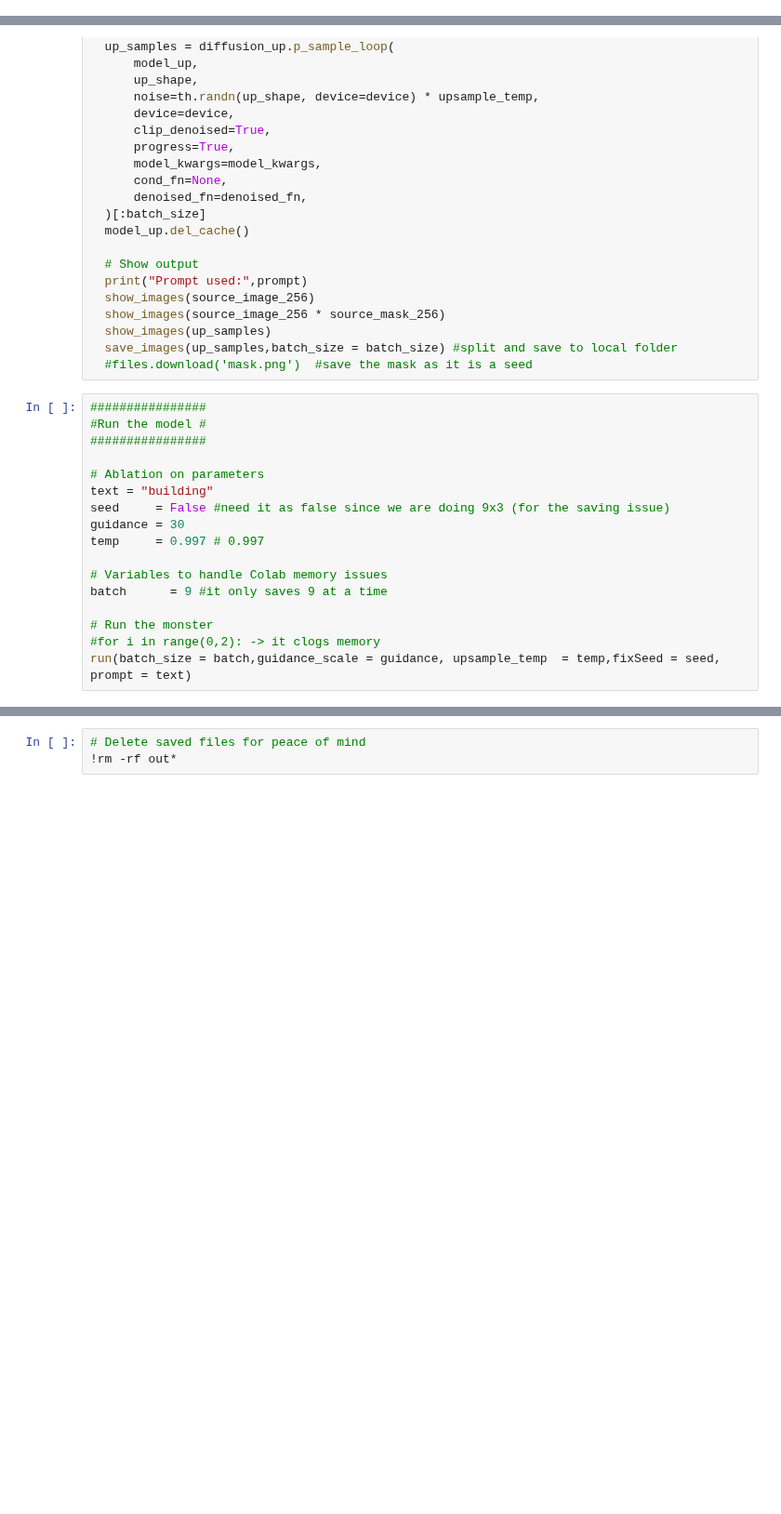
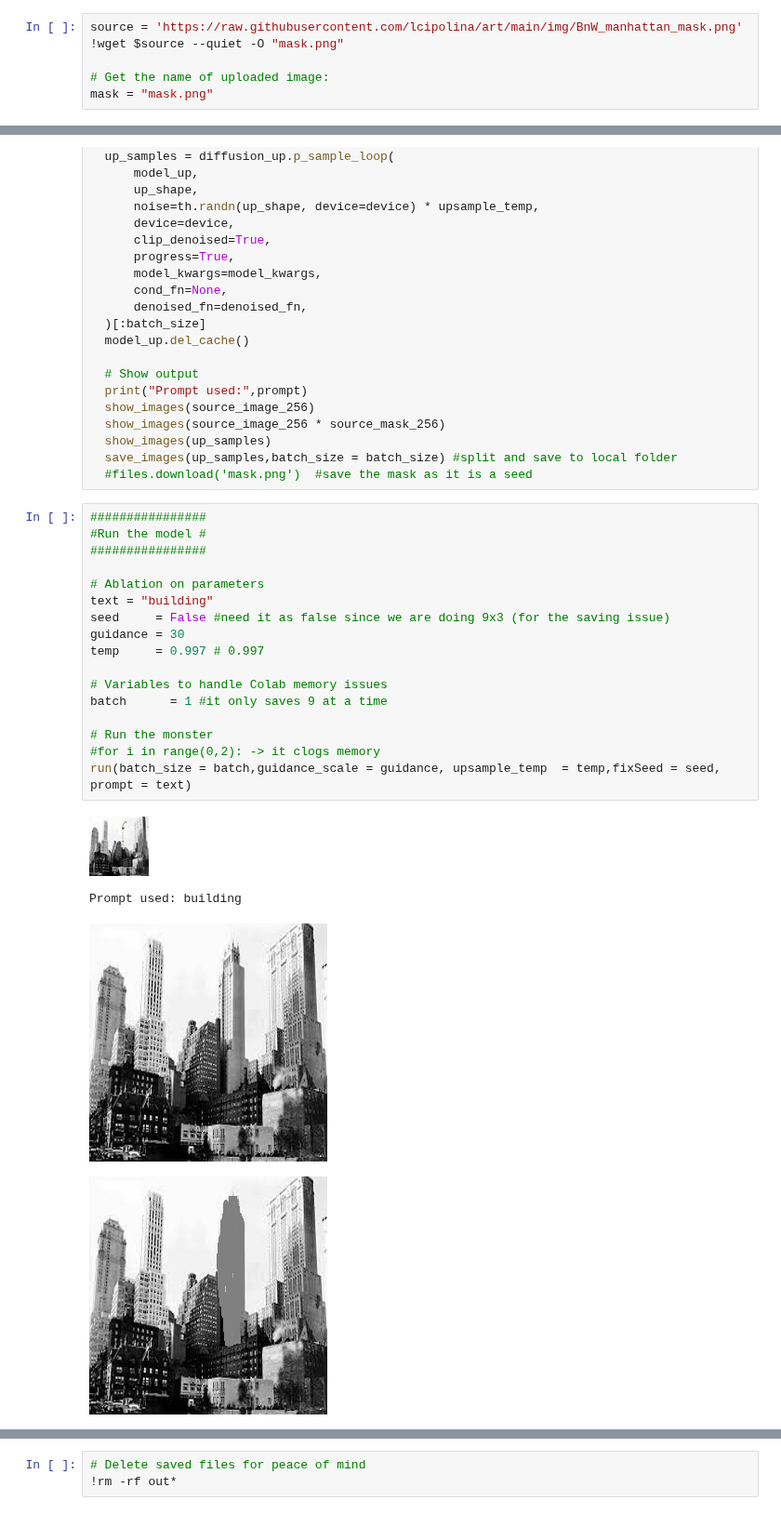
Before and after one commit to lcipolina/escher, a Jupyter notebook: ML/GLIDE-inpaint-automatic_input.ipynb, the cells around one changed output, grey strips where cells are left out. Shown at 93% size. Saved outputs shown, nothing was run; the diff lists cells and outputs as text; blank space fills up the shorter version.

```diff
--- a/ML/GLIDE-inpaint-automatic_input.ipynb
+++ b/ML/GLIDE-inpaint-automatic_input.ipynb
@@ -158,3 +154,9 @@ for key in uploaded.keys():
+# %%
+source = 'https://raw.githubusercontent.com/lcipolina/art/main/img/BnW_manhattan_mask.png'
+!wget $source --quiet -O "mask.png"
+
+# Get the name of uploaded image:
+mask = "mask.png"
 # %%
 import base64, os
 import cv2
@@ -344,17 +350,22 @@ def run(batch_size = 9,guidance_scale=5,upsample_temp =0.997 ,fixSeed = True,pro
 # %%
 ################
 #Run the model #
 ################
 
 # Ablation on parameters
 text = "building"
 seed     = False #need it as false since we are doing 9x3 (for the saving issue)
 guidance = 30
 temp     = 0.997 # 0.997
 
 # Variables to handle Colab memory issues
-batch      = 9 #it only saves 9 at a time
+batch      = 1 #it only saves 9 at a time
 
 # Run the monster
 #for i in range(0,2): -> it clogs memory
 run(batch_size = batch,guidance_scale = guidance, upsample_temp  = temp,fixSeed = seed, prompt = text)
+# %% [output]
+[figure, added]
+Prompt used: building
+[figure, added]
+[figure, added]
```
Also changed, not shown: parts of 8 cells of this notebook.
